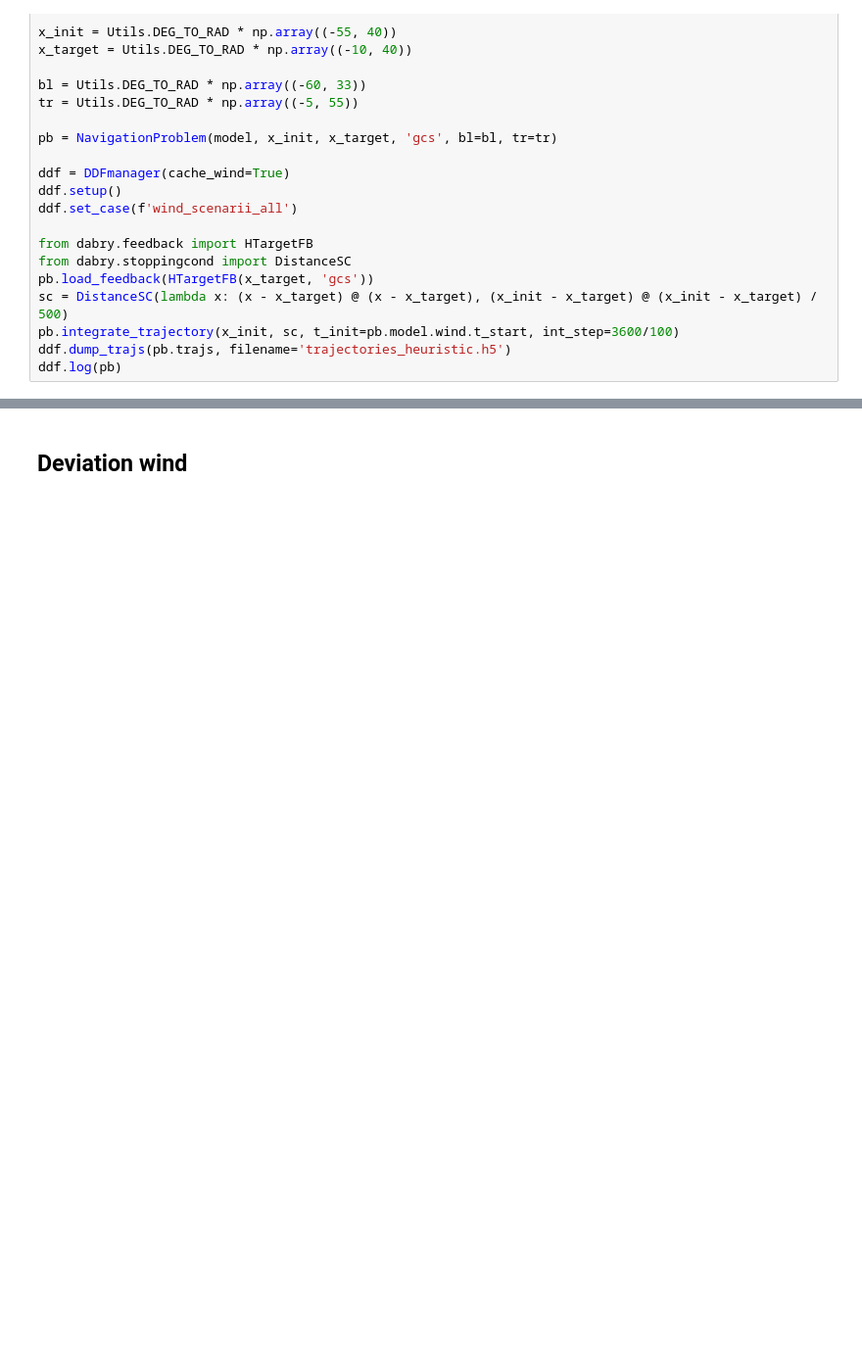
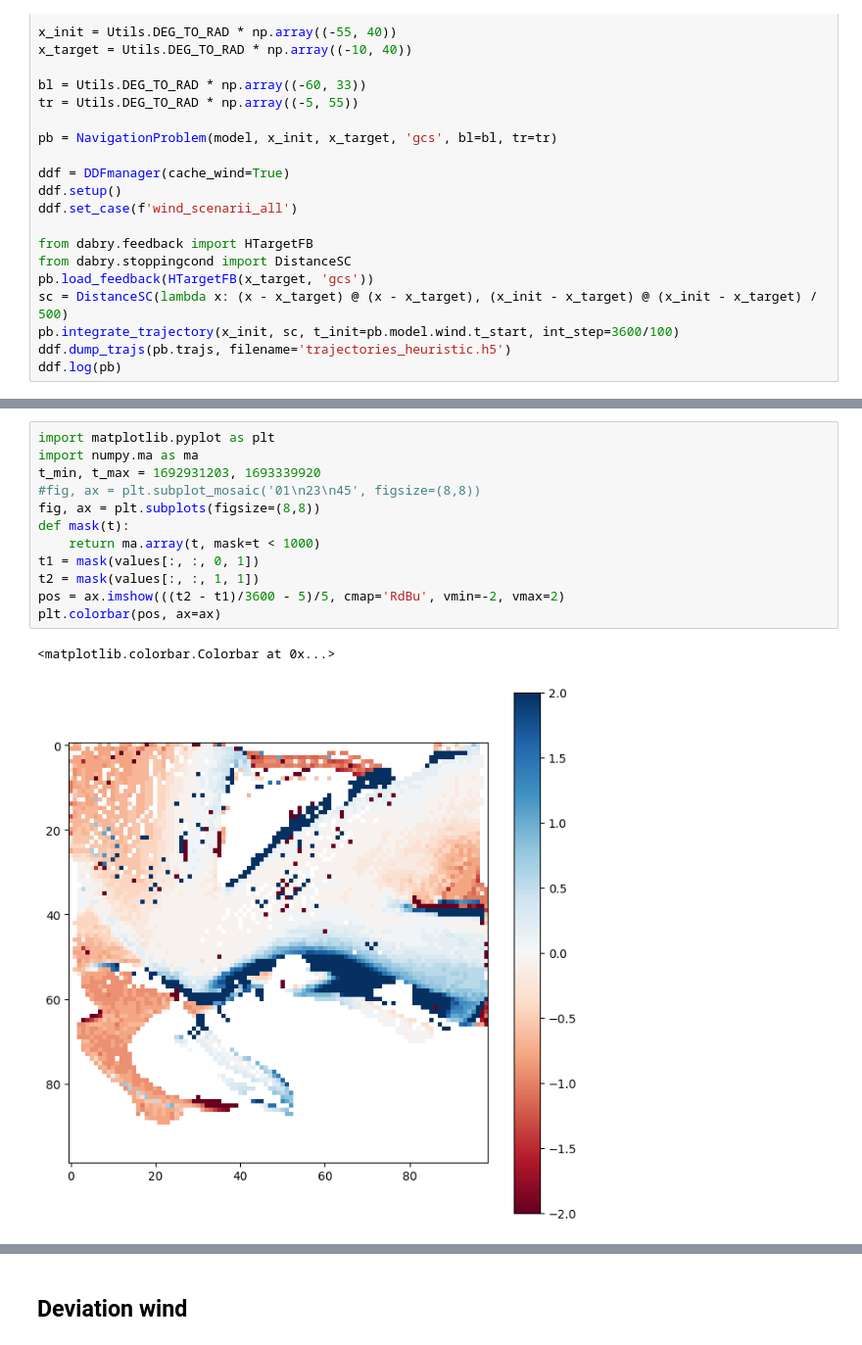
Before and after one commit to dabry-route/dabry, a Jupyter notebook: dev/Traj in ensemble.ipynb, the cells around one changed output, grey strips where cells are left out. Shown at 98% size. Cells and saved outputs as stored; diff of their text form; blank space fills up the shorter version.

```diff
--- a/dev/Traj in ensemble.ipynb
+++ b/dev/Traj in ensemble.ipynb
@@ -227,0 +378,15 @@ ddf.log(pb)
+# %%
+import matplotlib.pyplot as plt
+import numpy.ma as ma
+t_min, t_max = 1692931203, 1693339920
+#fig, ax = plt.subplot_mosaic('01\n23\n45', figsize=(8,8))
+fig, ax = plt.subplots(figsize=(8,8))
+def mask(t):
+    return ma.array(t, mask=t < 1000)
+t1 = mask(values[:, :, 0, 1])
+t2 = mask(values[:, :, 1, 1])
+pos = ax.imshow(((t2 - t1)/3600 - 5)/5, cmap='RdBu', vmin=-2, vmax=2)
+plt.colorbar(pos, ax=ax)
+# %% [output]
+<matplotlib.colorbar.Colorbar at 0x...>
+[figure, added]
```
Also changed, not shown: parts of 25 cells of this notebook, 15 other files.
